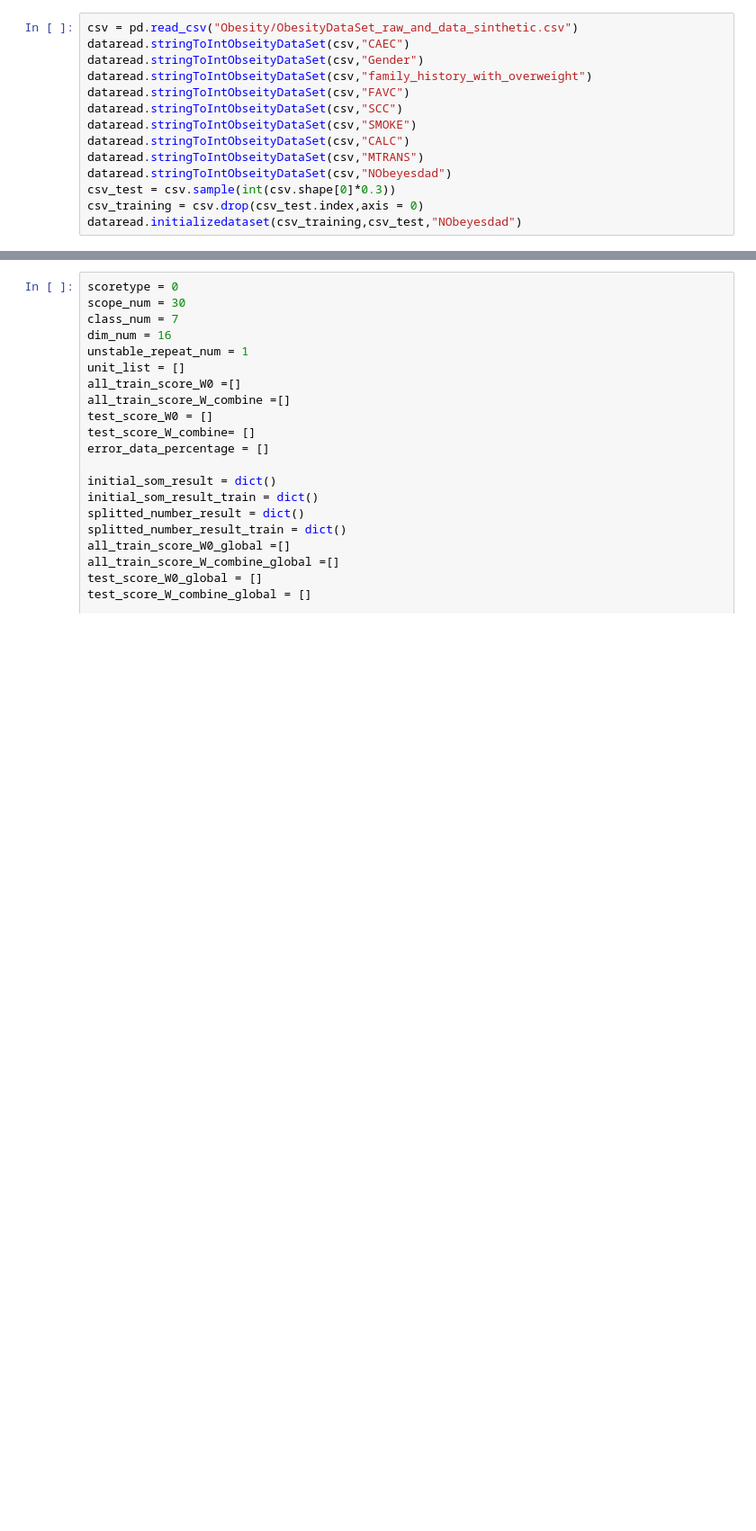
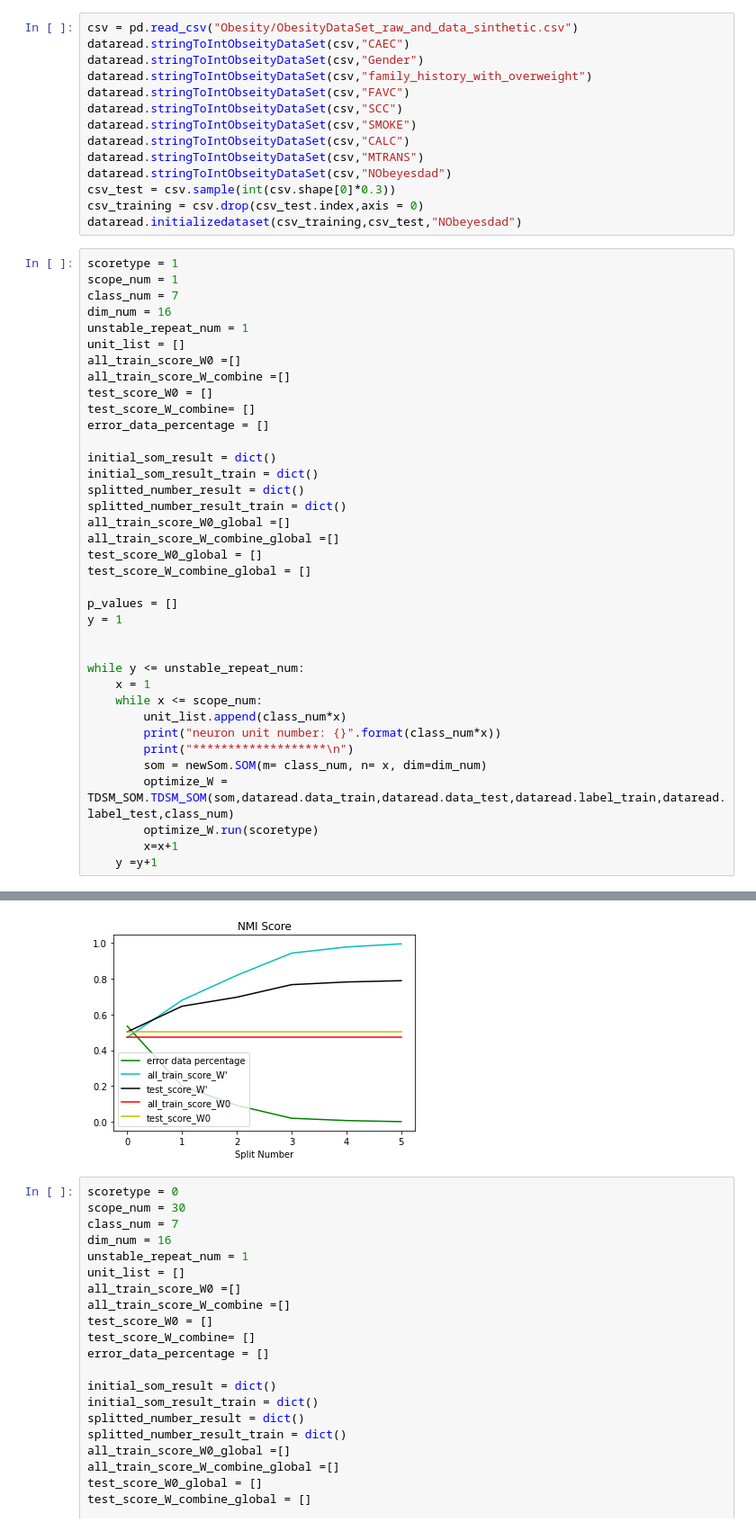
Before and after one commit to foolishfool/JupyterNotebook, a Jupyter notebook: SOM/TDSM_Obesity.ipynb, the cells around one changed output, grey strips where cells are left out. Shown at 90% size. Cells and saved outputs as stored; diff of their text form; blank space fills up the shorter version.

Commit message:
Latest TDSM

```diff
--- a/SOM/TDSM_Obesity.ipynb
+++ b/SOM/TDSM_Obesity.ipynb
@@ -27,3 +27,41 @@ dataread.stringToIntObseityDataSet(csv,"NObeyesdad")
 csv_test = csv.sample(int(csv.shape[0]*0.3))
 csv_training = csv.drop(csv_test.index,axis = 0)
 dataread.initializedataset(csv_training,csv_test,"NObeyesdad")
+# %%
+scoretype = 1
+scope_num = 1
+class_num = 7
+dim_num = 16
+unstable_repeat_num = 1
+unit_list = []
+all_train_score_W0 =[]
+all_train_score_W_combine =[]
+test_score_W0 = []
+test_score_W_combine= []
+error_data_percentage = []
+
+initial_som_result = dict()
+initial_som_result_train = dict()
+splitted_number_result = dict()
+splitted_number_result_train = dict()
+all_train_score_W0_global =[]
+all_train_score_W_combine_global =[]
+test_score_W0_global = []
+test_score_W_combine_global = []
+
+p_values = []
+y = 1
+
+
+while y <= unstable_repeat_num:
+    x = 1
+    while x <= scope_num:
+        unit_list.append(class_num*x)
+        print("neuron unit number: {}".format(class_num*x))
+        print("*******************\n")
+        som = newSom.SOM(m= class_num, n= x, dim=dim_num)
+        optimize_W = TDSM_SOM.TDSM_SOM(som,dataread.data_train,dataread.data_test,dataread.label_train,dataread.label_test,class_num)
+        optimize_W.run(scoretype)
+        x=x+1
+    y =y+1
+# %% [output]
@@ -30,3 +85,4 @@ dataread.initializedataset(csv_training,csv_test,"NObeyesdad")
+[figure, added]
 # %%
 scoretype = 0
 scope_num = 30
```
Also changed, not shown: parts of 1 cell of this notebook, 9 other files.
